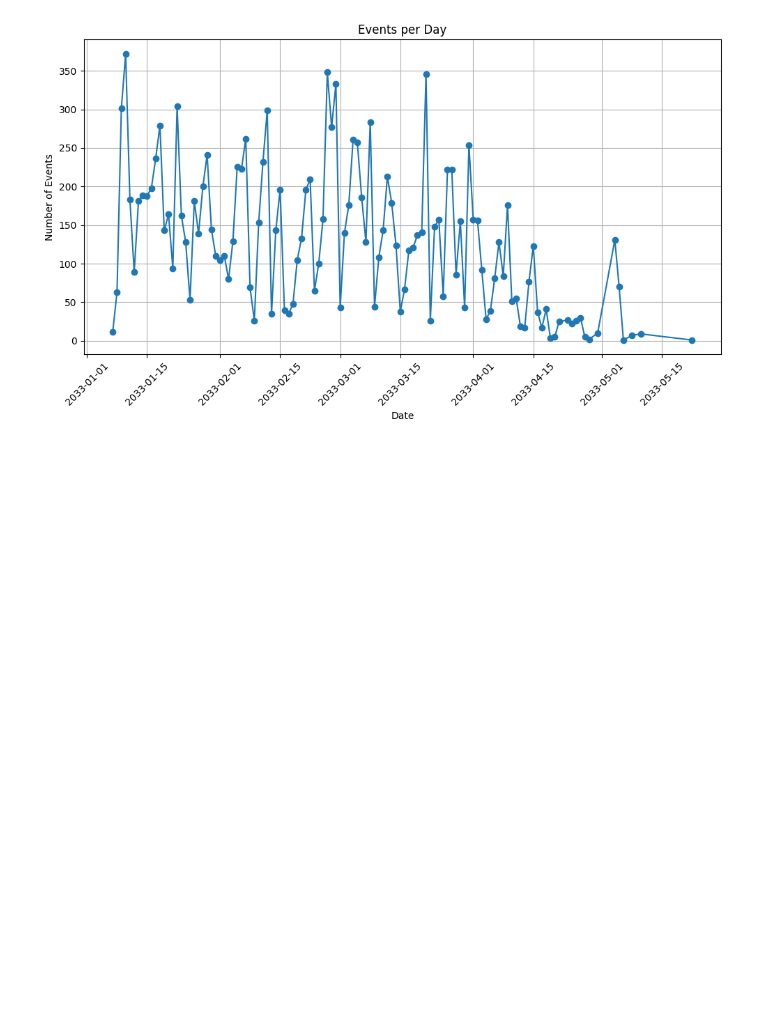
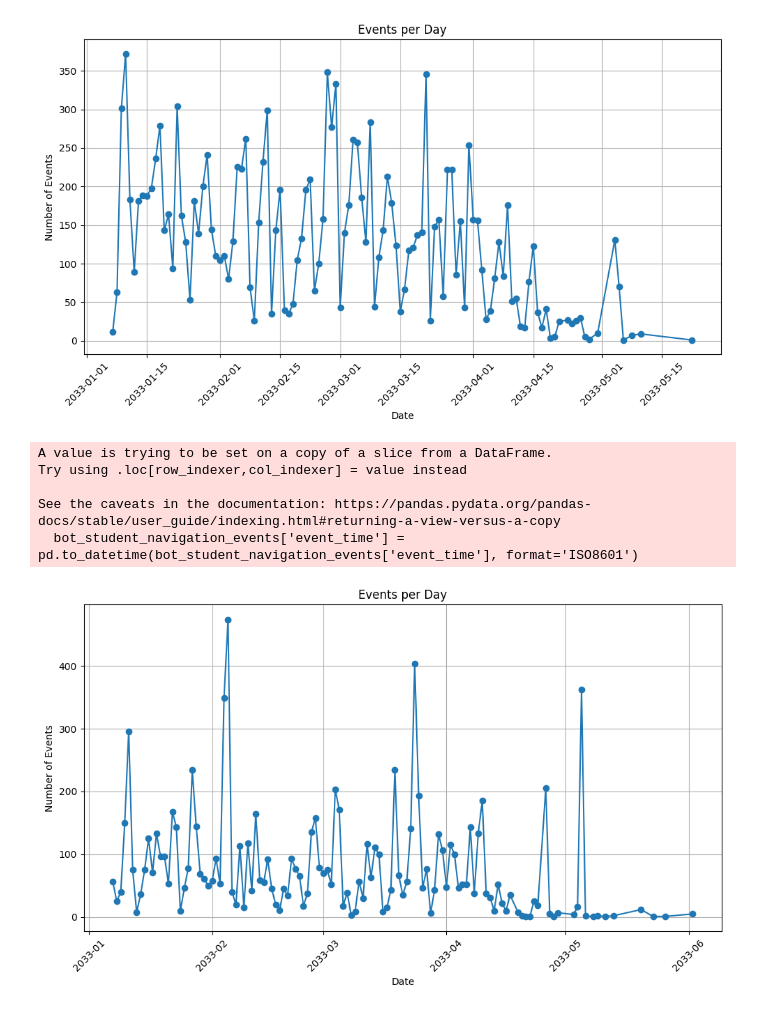
Before and after one commit to xenshreyas/hack-la-2023, a Jupyter notebook: AnalyzeThis!/starter.ipynb, the cells around one changed output. Saved outputs shown, nothing was run; the diff lists cells and outputs as text; code cells hidden in the pictures; blank space fills up the shorter version.

Commit message:
Visualization of top and bottom

```diff
--- a/AnalyzeThis!/starter.ipynb
+++ b/AnalyzeThis!/starter.ipynb
@@ -80,3 +80,41 @@ Try using .loc[row_indexer,col_indexer] = value instead
 See the caveats in the documentation: https://pandas.pydata.org/pandas-docs/stable/user_guide/indexing.html#returning-a-view-versus-a-copy
   top_student_navigation_events['event_time'] = pd.to_datetime(top_student_navigation_events['event_time'], format='ISO8601')
 [figure]
+# %%
+learner_ids = bot_students['Student'].tolist()
+learner_ids
+cleaned_learner_ids = learner_ids[1:]
+
+bot_student_navigation_events = navigation_events[navigation_events['actor_id'].isin(cleaned_learner_ids)]
+# %%
+# Get basic information about the DataFrame
+# df_info = df.info()
+
+# Summary statistics of the data
+# summary_statistics = df.describe()
+
+# Visualize the data
+bot_student_navigation_events['event_time'] = pd.to_datetime(bot_student_navigation_events['event_time'], format='ISO8601')
+
+# Group the events by day and count the number of events per day
+daily_events = bot_student_navigation_events['event_time'].dt.date.value_counts().sort_index()
+
+# Create a line graph
+plt.figure(figsize=(10, 6))
+plt.plot(daily_events.index, daily_events.values, marker='o', linestyle='-')
+plt.title('Events per Day')
+plt.xlabel('Date')
+plt.ylabel('Number of Events')
+plt.xticks(rotation=45)
+plt.grid(True)
+
+# Display the graph
+plt.tight_layout()
+plt.show()
+# %% [output]
+A value is trying to be set on a copy of a slice from a DataFrame.
+Try using .loc[row_indexer,col_indexer] = value instead
+
+See the caveats in the documentation: https://pandas.pydata.org/pandas-docs/stable/user_guide/indexing.html#returning-a-view-versus-a-copy
+  bot_student_navigation_events['event_time'] = pd.to_datetime(bot_student_navigation_events['event_time'], format='ISO8601')
+[figure, added]
```
Also changed, not shown: parts of 1 cell of this notebook.
